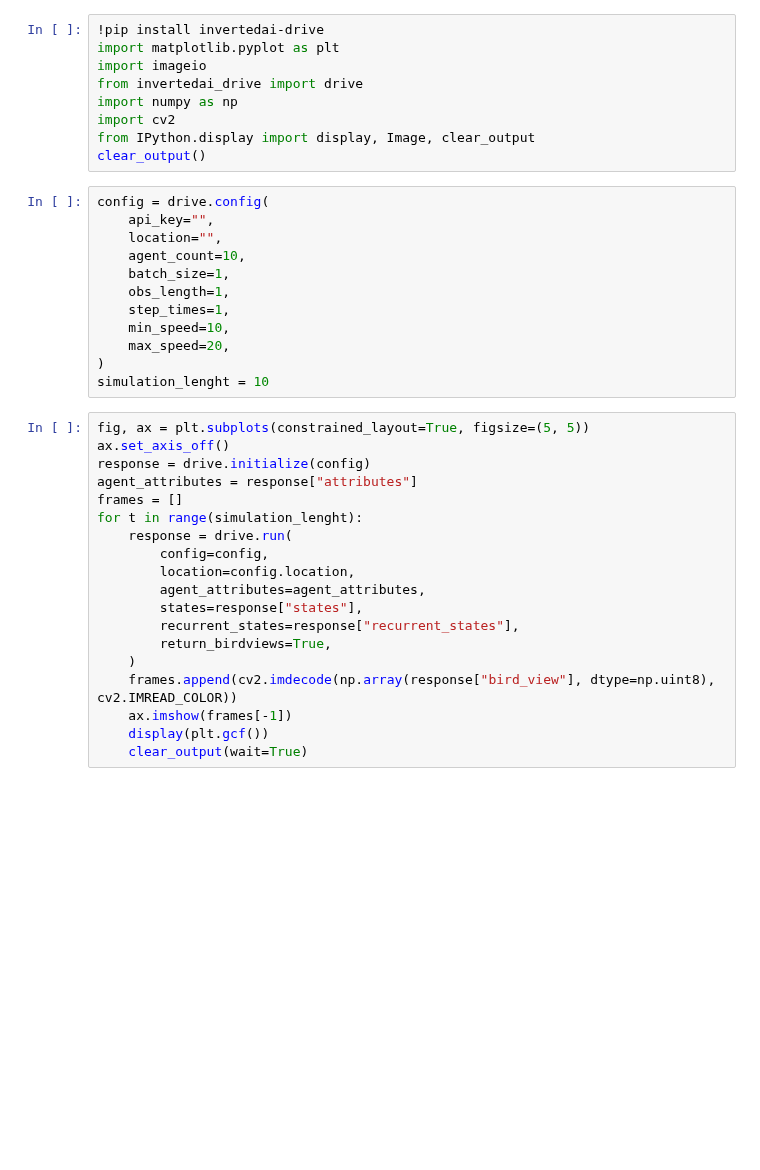
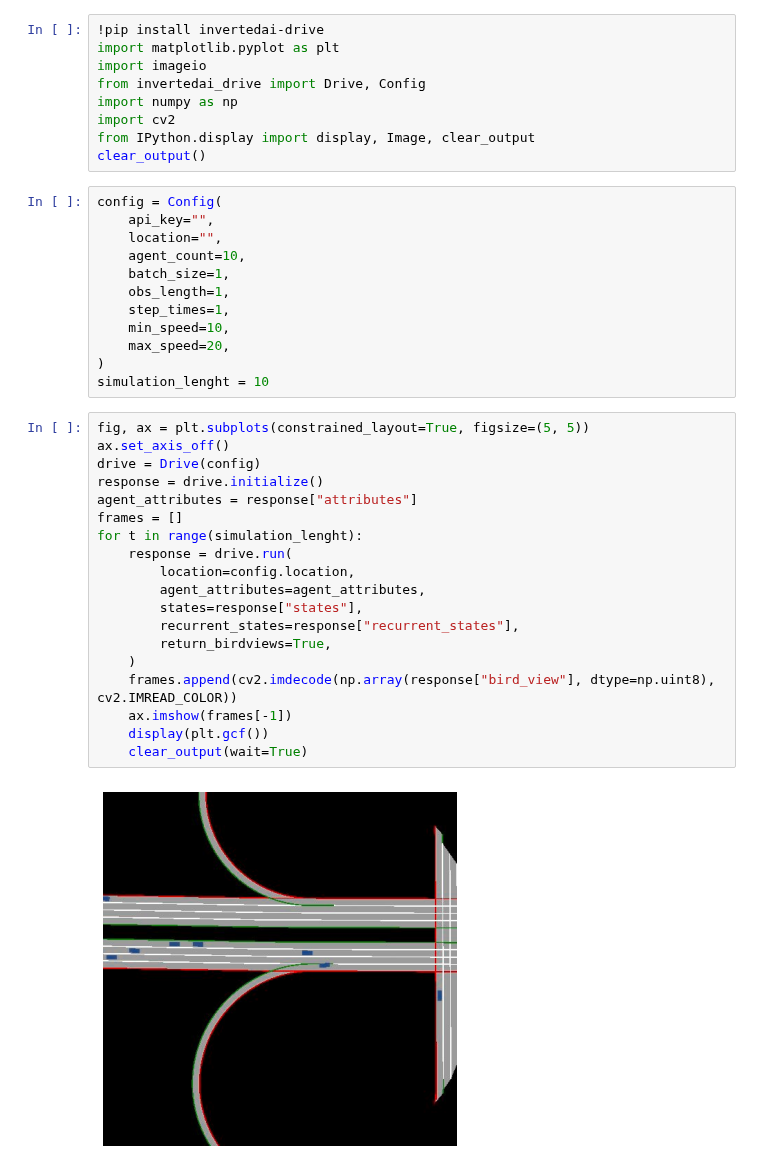
Before and after one commit to inverted-ai/invertedai, a Jupyter notebook: examples/Colab-Demo.ipynb, the cells around one changed output. Cells and saved outputs as stored; diff of their text form; blank space fills up the shorter version.

```diff
--- a/examples/Colab-Demo.ipynb
+++ b/examples/Colab-Demo.ipynb
@@ -4,13 +4,13 @@
 !pip install invertedai-drive
 import matplotlib.pyplot as plt
 import imageio
-from invertedai_drive import drive
+from invertedai_drive import Drive, Config
 import numpy as np
 import cv2
 from IPython.display import display, Image, clear_output
 clear_output()
 # %%
-config = drive.config(
+config = Config(
     api_key="",
     location="",
     agent_count=10,
@@ -24,22 +24,24 @@ simulation_lenght = 10
 # %%
 fig, ax = plt.subplots(constrained_layout=True, figsize=(5, 5))
 ax.set_axis_off()
-response = drive.initialize(config)
+drive = Drive(config)
+response = drive.initialize()
 agent_attributes = response["attributes"]
 frames = []
 for t in range(simulation_lenght):
     response = drive.run(
-        config=config,
         location=config.location,
         agent_attributes=agent_attributes,
         states=response["states"],
         recurrent_states=response["recurrent_states"],
         return_birdviews=True,
     )
     frames.append(cv2.imdecode(np.array(response["bird_view"], dtype=np.uint8), cv2.IMREAD_COLOR))
     ax.imshow(frames[-1])
     display(plt.gcf())
     clear_output(wait=True)
+# %% [output]
+[figure, added]
 # %%
 imageio.mimsave("iai-drive.gif", np.array(frames), format="GIF-PIL")
 Image(open('iai-drive.gif','rb').read())
```
Also changed, not shown: parts of 1 cell of this notebook, 8 other files.
